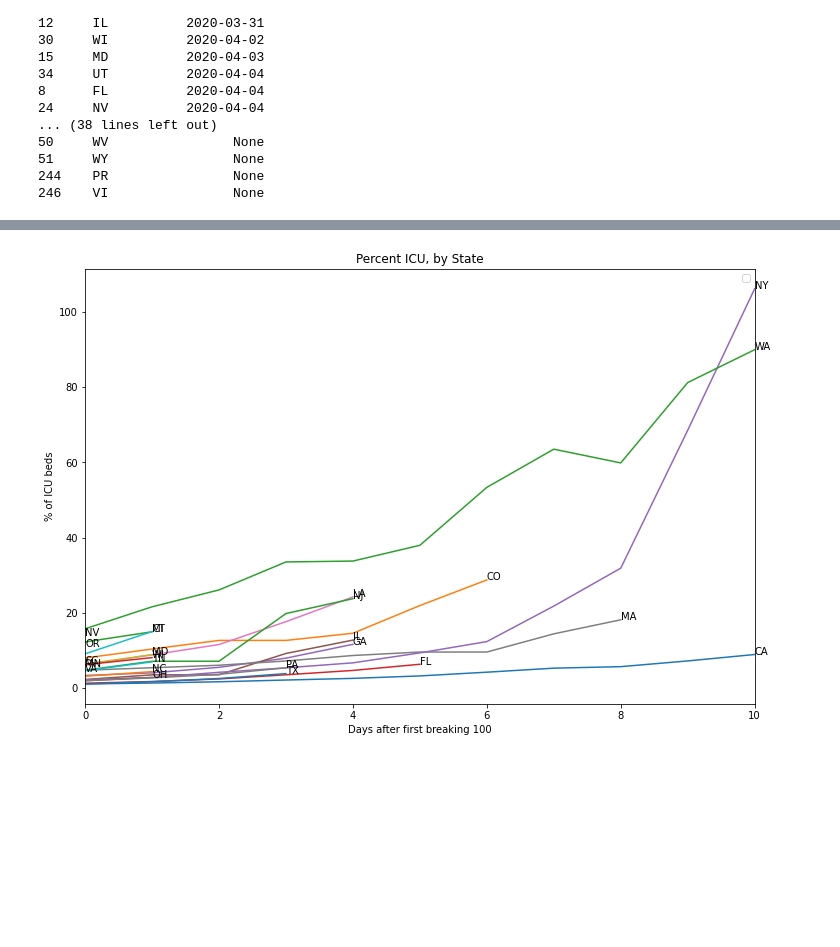
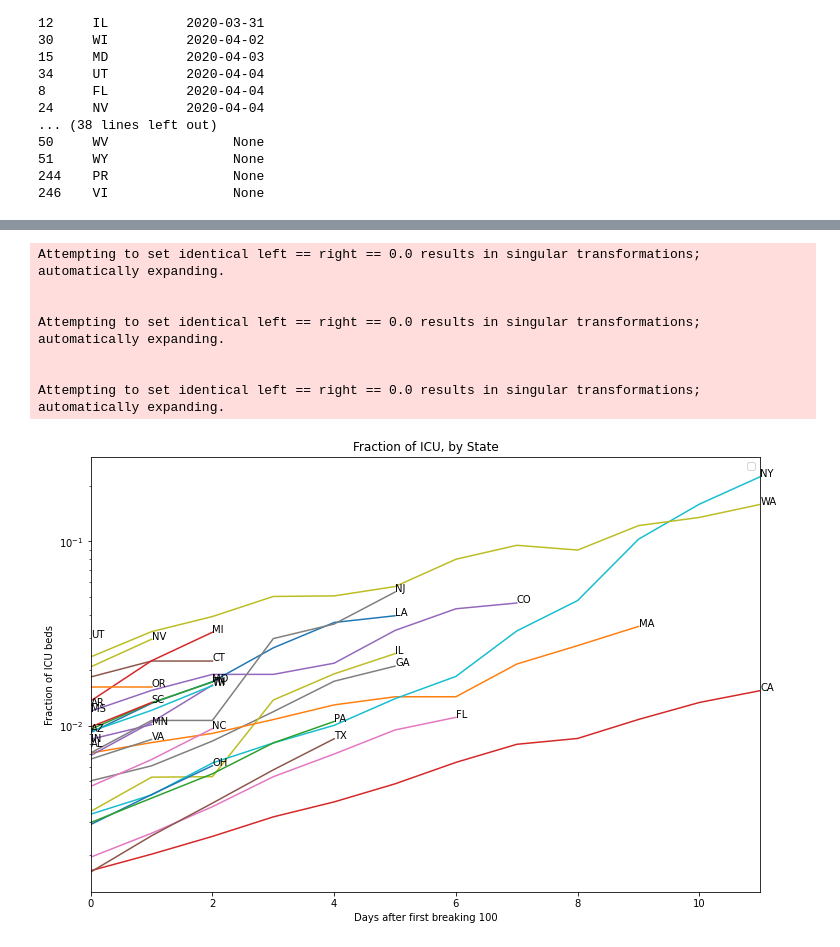
Before and after one commit to daveselinger/covid-19-hackathon, a Jupyter notebook: by_state_covid_analysis.ipynb, the cells around one changed output, grey strips where cells are left out. Drawn from its saved outputs; the diff is of its cells as text; code cells hidden in the pictures; blank space fills up the shorter version.

Commit message:
Corrected since100_df ICU Fraction

```diff
--- a/by_state_covid_analysis.ipynb
+++ b/by_state_covid_analysis.ipynb
@@ -244,6 +244,7 @@ We recognize that these assumptions would be far better handled by having case d
 # %%
 GROWTH_RATE_MIN_THRESHOLD=100
 days_to_fit=4
+icu_case_ratio=0.15
 invalid_date=datetime.date(2019,1,1)
 def calcBaseGR(days):
   base_data=us_timeseries.iloc[:,51:51+days-1].sum()
@@ -281,7 +282,7 @@ def create_dfs(enddate=datetime.datetime.today().date(),startdate=datetime.date(
   growth_df['Population Percent (1/100 of 1%)'] = growth_df.Count * 10000.0 / growth_df.Population
   cases_needing_beds_in_metro = growth_df.Count * case_concentration * .4
   growth_df['Beds Percent'] = cases_needing_beds_in_metro * 100.0 / (beds_in_metro)
-  growth_df['ICU'] = growth_df.Beds * 0.15
+  growth_df['ICU'] = growth_df.Beds * icu_case_ratio
   growth_df['Beds per 1000'] = 1000.0 * growth_df.Beds / growth_df.Population
   cases_needing_icu_in_metro = growth_df.Count * case_concentration * .15
   icu_beds_in_metro = growth_df.ICU * population_concentration
@@ -395,6 +391,9 @@ print(state_df.iloc[:,[0,-1]].sort_values(by=[state_df.columns[-1]]))
 246    VI                None
 # %%
 # Generate dataframe for since reaching 100
+case_concentration=1.0
+population_concentration=1.0
+ratio=icu_case_ratio*case_concentration/population_concentration
 gmap=us_growthseries_df.set_index('State')
 tmp_df=us_plot100series_df.copy()
 broke100df=tmp_df.groupby('State').min()
@@ -404,7 +403,7 @@ smap=broke100df.to_dict()['Date']
 tmp_df['tmp']=tmp_df.apply(lambda x: smap[x.State],axis=1)
 tmp_df['days_since_100']=tmp_df.apply(lambda x:int((x.Date-smap[x.State]).days),axis=1)
 since100_df=tmp_df.loc[:,['State','days_since_100','Count']].reset_index()#.groupby('State')#.sort_values(by=['days_since_100'])
-since100_df["ICUPercent"]=since100_df.Count.to_numpy()/gmap.loc[since100_df.State].ICU.to_numpy()*100
+since100_df["ICUFraction"]=since100_df.Count.to_numpy()*ratio/gmap.loc[since100_df.State].ICU.to_numpy()
 since100_df["PopulationPercent"]=since100_df.Count.to_numpy()/gmap.loc[since100_df.State].Population.to_numpy()*100
 since100_df.tail(30)
 # %% [output]
@@ -456,17 +469,24 @@ plt.show()
 # %%
 fig, ax = plt.subplots(figsize=(12, 8))
 for key, grp in since100_df.groupby(['State']):
-  grp.plot(ax=ax, kind='line', x='days_since_100', y='ICUPercent')
-  ax.text(grp.days_since_100.values[-1],grp.ICUPercent.values[-1], grp.State.values[0])
+  grp.plot(ax=ax, kind='line', x='days_since_100', y='ICUFraction')
+  ax.text(grp.days_since_100.values[-1],grp.ICUFraction.values[-1], grp.State.values[0])
 ax.set(
-    title='Percent ICU, by State',
+    title='Fraction of ICU, by State',
     xlabel='Days after first breaking 100',
-    ylabel='% of ICU beds')
+    ylabel='Fraction of ICU beds')
 plt.legend("")
-#plt.yscale('lin')
+plt.yscale('log')
 plt.show()
 # %% [output]
+Attempting to set identical left == right == 0.0 results in singular transformations; automatically expanding.
+
+
+Attempting to set identical left == right == 0.0 results in singular transformations; automatically expanding.
+
+
+Attempting to set identical left == right == 0.0 results in singular transformations; automatically expanding.
-[figure, old version]
+[figure, new version]
 # %%
 
 #TODO: Update this daily, and figure out if we can easily publish this to the web and update a website daily.
```
Also changed, not shown: parts of 6 cells of this notebook.
